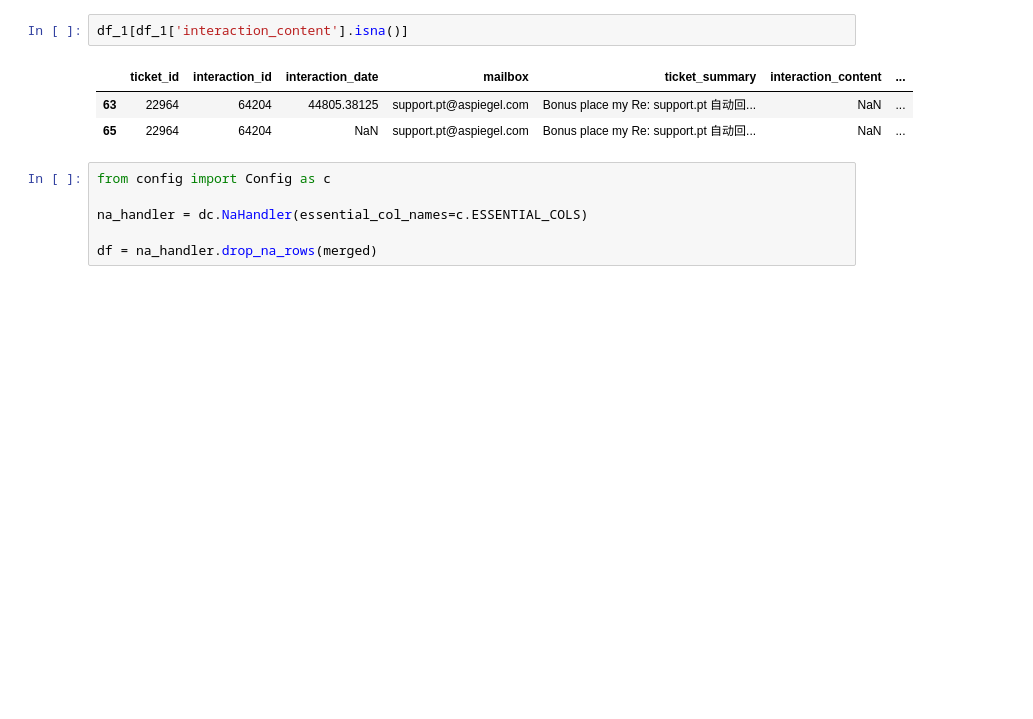
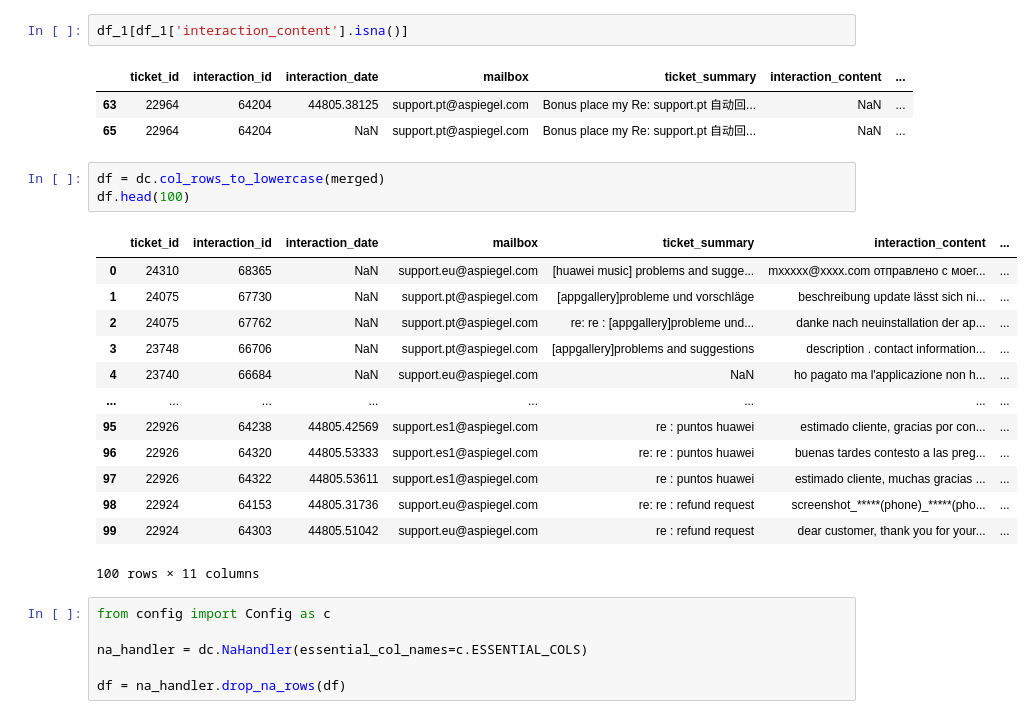
Before and after one commit to ShaneBrodigan/Engineering_and_Evaluating_Artificial_Intelligence_CA1, a Jupyter notebook: test.ipynb, the cells around one changed output. Cells and saved outputs as stored; diff of their text form; blank space fills up the shorter version.

```diff
--- a/test.ipynb
+++ b/test.ipynb
@@ -41,12 +41,29 @@ df_1[df_1['interaction_content'].isna()]
 |  | ticket_id | interaction_id | interaction_date | mailbox | ticket_summary | interaction_content | ... |
 | 63 | 22964 | 64204 | 44805.38125 | support.pt@aspiegel.com | Bonus place my Re: support.pt 自动回... | NaN | ... |
 | 65 | 22964 | 64204 | NaN | support.pt@aspiegel.com | Bonus place my Re: support.pt 自动回... | NaN | ... |
+# %%
+df = dc.col_rows_to_lowercase(merged)
+df.head(100)
+# %% [output]
+|  | ticket_id | interaction_id | interaction_date | mailbox | ticket_summary | interaction_content | ... |
+| 0 | 24310 | 68365 | NaN | support.eu@aspiegel.com | [huawei music] problems and sugge... | mxxxxx@xxxx.com отправлено с моег... | ... |
+| 1 | 24075 | 67730 | NaN | support.pt@aspiegel.com | [appgallery]probleme und vorschläge | beschreibung update lässt sich ni... | ... |
+| 2 | 24075 | 67762 | NaN | support.pt@aspiegel.com | re: re : [appgallery]probleme und... | danke nach neuinstallation der ap... | ... |
+| 3 | 23748 | 66706 | NaN | support.pt@aspiegel.com | [appgallery]problems and suggestions | description . contact information... | ... |
+| 4 | 23740 | 66684 | NaN | support.eu@aspiegel.com | NaN | ho pagato ma l'applicazione non h... | ... |
+| ... | ... | ... | ... | ... | ... | ... | ... |
+| 95 | 22926 | 64238 | 44805.42569 | support.es1@aspiegel.com | re : puntos huawei | estimado cliente, gracias por con... | ... |
+| 96 | 22926 | 64320 | 44805.53333 | support.es1@aspiegel.com | re: re : puntos huawei | buenas tardes contesto a las preg... | ... |
+| 97 | 22926 | 64322 | 44805.53611 | support.es1@aspiegel.com | re : puntos huawei | estimado cliente, muchas gracias ... | ... |
+| 98 | 22924 | 64153 | 44805.31736 | support.eu@aspiegel.com | re: re : refund request | screenshot_*****(phone)_*****(pho... | ... |
+| 99 | 22924 | 64303 | 44805.51042 | support.eu@aspiegel.com | re : refund request | dear customer, thank you for your... | ... |
+100 rows × 11 columns
 # %%
 from config import Config as c
 
 na_handler = dc.NaHandler(essential_col_names=c.ESSENTIAL_COLS)
 
-df = na_handler.drop_na_rows(merged)
+df = na_handler.drop_na_rows(df)
 # %%
 df = dc.drop_useless_cols(df)
 df.head(10000)
```
Also changed, not shown: parts of 2 cells of this notebook, 1 other file.
